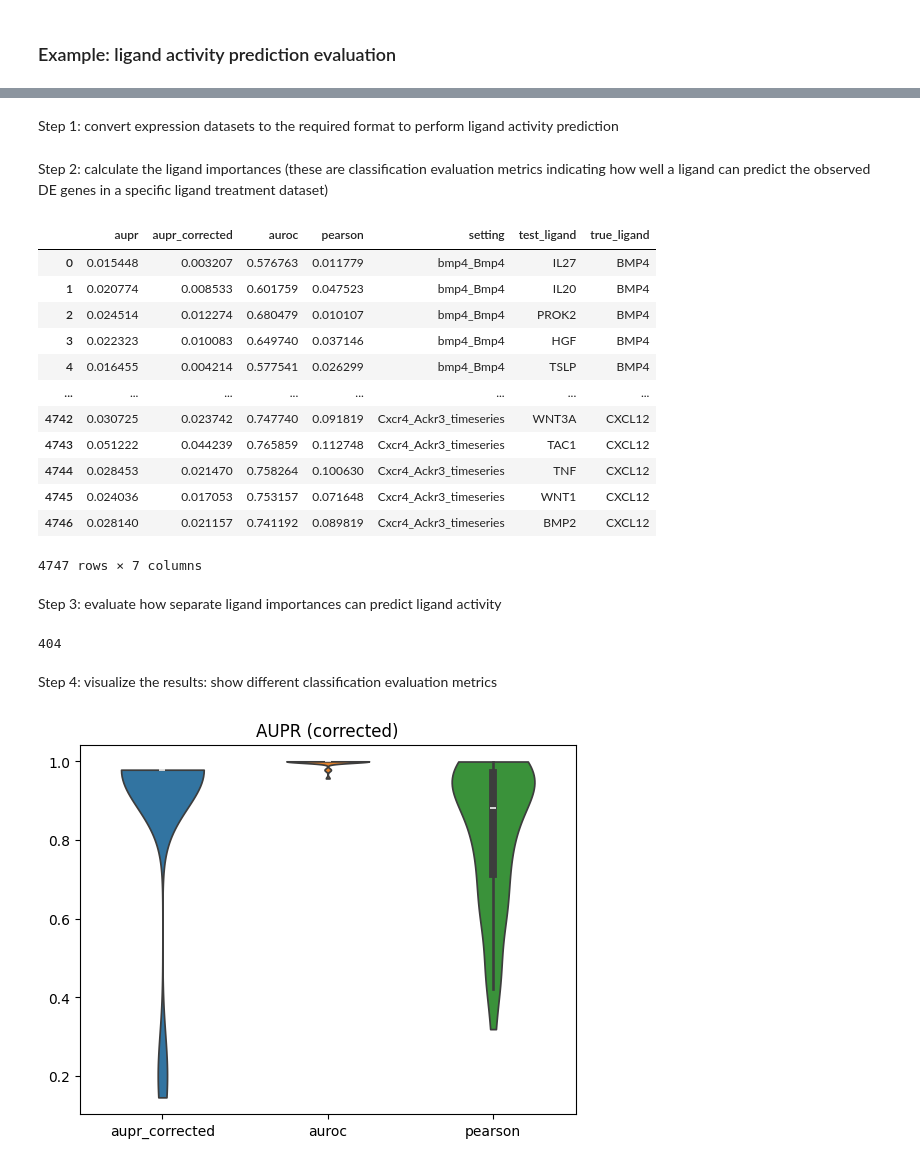
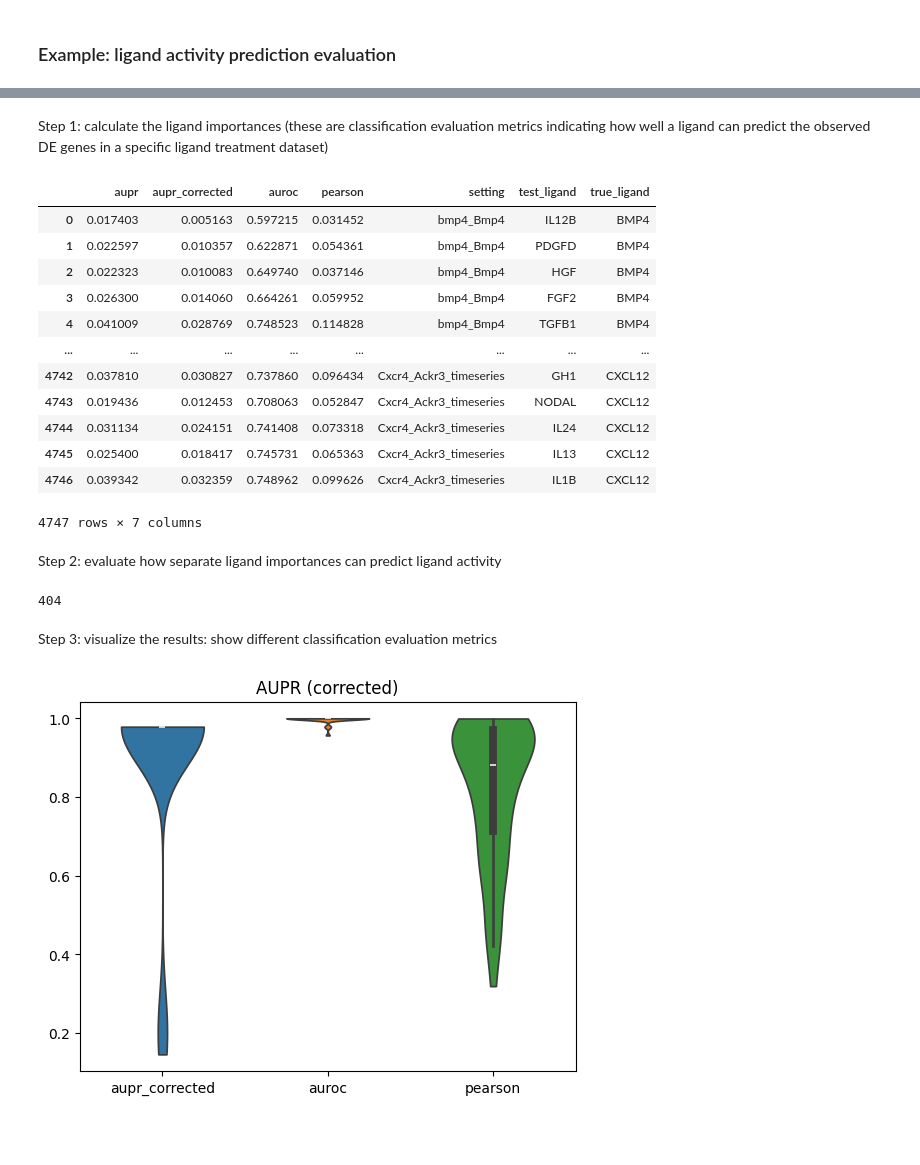
Before and after one commit to saeyslab/nichenetpy, a Jupyter notebook: notebooks/model_evaluation.ipynb, the cells around one changed output, grey strips where cells are left out. Cells and saved outputs as stored; diff of their text form; code cells hidden in the pictures; blank space fills up the shorter version.

```diff
--- a/notebooks/model_evaluation.ipynb
+++ b/notebooks/model_evaluation.ipynb
@@ -75,11 +74,20 @@ Step 1: convert expression datasets to the required format to perform target gen
 # %%
 with open(os.path.join(data_path, "expression_settings_validation.json"), "rb") as file:
     expression_settings_validation = json.loads(file.read())
-settings = {
-    v["name"]: convert_expression_settings_evaluation(v)
+evaluation_data = EvaluationData({
+    v["name"]: {
+        "name": v["name"],
+        "from": v["from"],
+        "response": dict(
+            (gene, 1)
+            if (abs(lfc) >= 1 and qval <= 0.1)
+            else (gene, 0)
+            for gene, lfc, qval in zip(v["diffexp"]["gene"], v["diffexp"]["lfc"], v["diffexp"]["qval"])
+        )
+    }
     for v in expression_settings_validation.values()
     if type(v["from"]) is str or len(v["from"]) == 1
-}
+})
 # %% [markdown]
 Step 2: calculate the target gene prediction performances
 # %%
@@ -134,5 +142,3 @@ ligand activity scores as should be for a good ligand-target model.
 A graphical summary of this procedure is visualized here below:
 
 ![](images/ligand_activity_prediction_workflow_new.png)
-# %% [markdown]
-Step 1: convert expression datasets to the required format to perform ligand activity prediction
@@ -150,24 +145,28 @@ settings_ligand_prediction = convert_settings_ligand_prediction(settings, all_li
 # %% [markdown]
-Step 2: calculate the ligand importances (these are classification evaluation metrics indicating how well a ligand can predict the observed DE genes in a specific ligand treatment dataset)
+Step 1: calculate the ligand importances (these are classification evaluation metrics indicating how well a ligand can predict the observed DE genes in a specific ligand treatment dataset)
 # %%
-ligand_importances = get_single_ligand_importances(predictor, settings_ligand_prediction)
+all_ligands = set(chain(*(
+    [e["from"]] if type(e["from"]) is str else e["from"]
+    for e in evaluation_data.values()
+)))
+ligand_importances = get_single_ligand_importances(predictor, evaluation_data, all_ligands)
 ligand_importances
 # %% [output]
 |  | aupr | aupr_corrected | auroc | pearson | setting | test_ligand | true_ligand |
-| 0 | 0.015448 | 0.003207 | 0.576763 | 0.011779 | bmp4_Bmp4 | IL27 | BMP4 |
-| 1 | 0.020774 | 0.008533 | 0.601759 | 0.047523 | bmp4_Bmp4 | IL20 | BMP4 |
-| 2 | 0.024514 | 0.012274 | 0.680479 | 0.010107 | bmp4_Bmp4 | PROK2 | BMP4 |
-| 3 | 0.022323 | 0.010083 | 0.649740 | 0.037146 | bmp4_Bmp4 | HGF | BMP4 |
-| 4 | 0.016455 | 0.004214 | 0.577541 | 0.026299 | bmp4_Bmp4 | TSLP | BMP4 |
+| 0 | 0.017403 | 0.005163 | 0.597215 | 0.031452 | bmp4_Bmp4 | IL12B | BMP4 |
+| 1 | 0.022597 | 0.010357 | 0.622871 | 0.054361 | bmp4_Bmp4 | PDGFD | BMP4 |
+| 2 | 0.022323 | 0.010083 | 0.649740 | 0.037146 | bmp4_Bmp4 | HGF | BMP4 |
+| 3 | 0.026300 | 0.014060 | 0.664261 | 0.059952 | bmp4_Bmp4 | FGF2 | BMP4 |
+| 4 | 0.041009 | 0.028769 | 0.748523 | 0.114828 | bmp4_Bmp4 | TGFB1 | BMP4 |
 | ... | ... | ... | ... | ... | ... | ... | ... |
-| 4742 | 0.030725 | 0.023742 | 0.747740 | 0.091819 | Cxcr4_Ackr3_timeseries | WNT3A | CXCL12 |
-| 4743 | 0.051222 | 0.044239 | 0.765859 | 0.112748 | Cxcr4_Ackr3_timeseries | TAC1 | CXCL12 |
-| 4744 | 0.028453 | 0.021470 | 0.758264 | 0.100630 | Cxcr4_Ackr3_timeseries | TNF | CXCL12 |
-| 4745 | 0.024036 | 0.017053 | 0.753157 | 0.071648 | Cxcr4_Ackr3_timeseries | WNT1 | CXCL12 |
-| 4746 | 0.028140 | 0.021157 | 0.741192 | 0.089819 | Cxcr4_Ackr3_timeseries | BMP2 | CXCL12 |
+| 4742 | 0.037810 | 0.030827 | 0.737860 | 0.096434 | Cxcr4_Ackr3_timeseries | GH1 | CXCL12 |
+| 4743 | 0.019436 | 0.012453 | 0.708063 | 0.052847 | Cxcr4_Ackr3_timeseries | NODAL | CXCL12 |
+| 4744 | 0.031134 | 0.024151 | 0.741408 | 0.073318 | Cxcr4_Ackr3_timeseries | IL24 | CXCL12 |
+| 4745 | 0.025400 | 0.018417 | 0.745731 | 0.065363 | Cxcr4_Ackr3_timeseries | IL13 | CXCL12 |
+| 4746 | 0.039342 | 0.032359 | 0.748962 | 0.099626 | Cxcr4_Ackr3_timeseries | IL1B | CXCL12 |
 4747 rows × 7 columns
 # %% [markdown]
-Step 3: evaluate how separate ligand importances can predict ligand activity
+Step 2: evaluate how separate ligand importances can predict ligand activity
 # %%
 evaluation_ligand_prediction = pd.concat(
     evaluate_single_importances_ligand_prediction(ligand_importances, group)
@@ -178,7 +177,7 @@ len(evaluation_ligand_prediction)
 # %% [output]
 404
 # %% [markdown]
-Step 4: visualize the results: show different classification evaluation metrics
+Step 3: visualize the results: show different classification evaluation metrics
 # %%
 aupr_df = evaluation_ligand_prediction[evaluation_ligand_prediction["metric"] == "aupr_corrected"]
 ax = violinplot(
```
Also changed, not shown: parts of 4 cells of this notebook, 2 other files.
